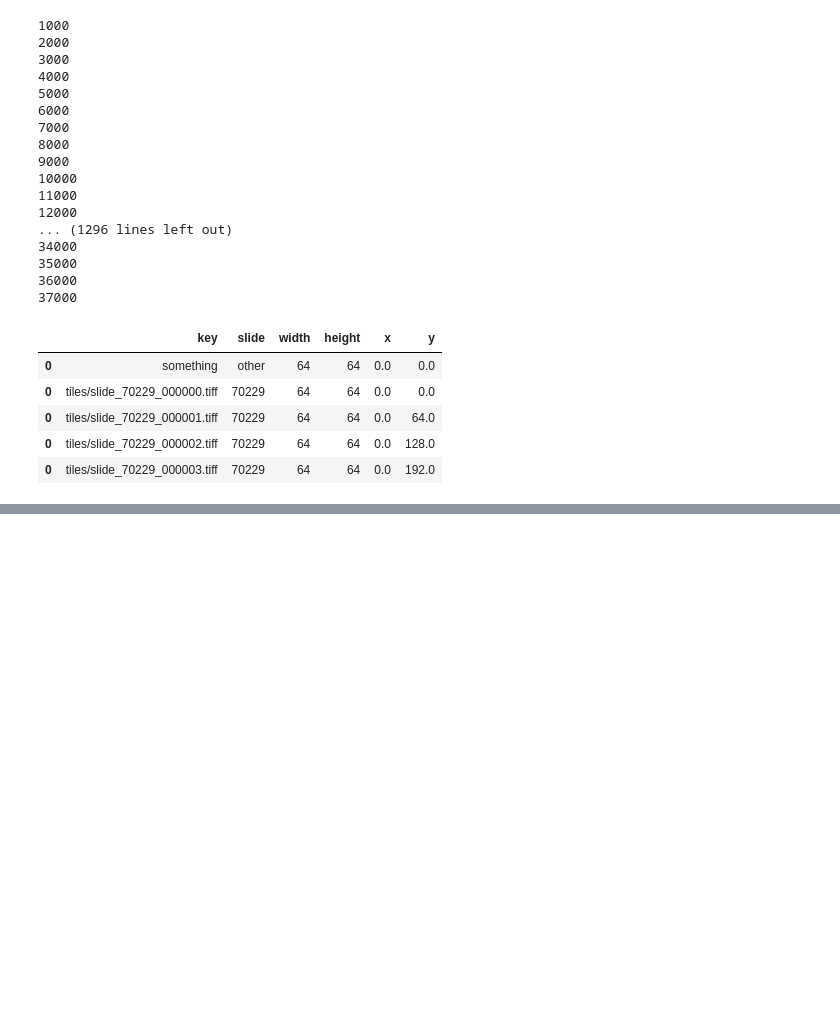
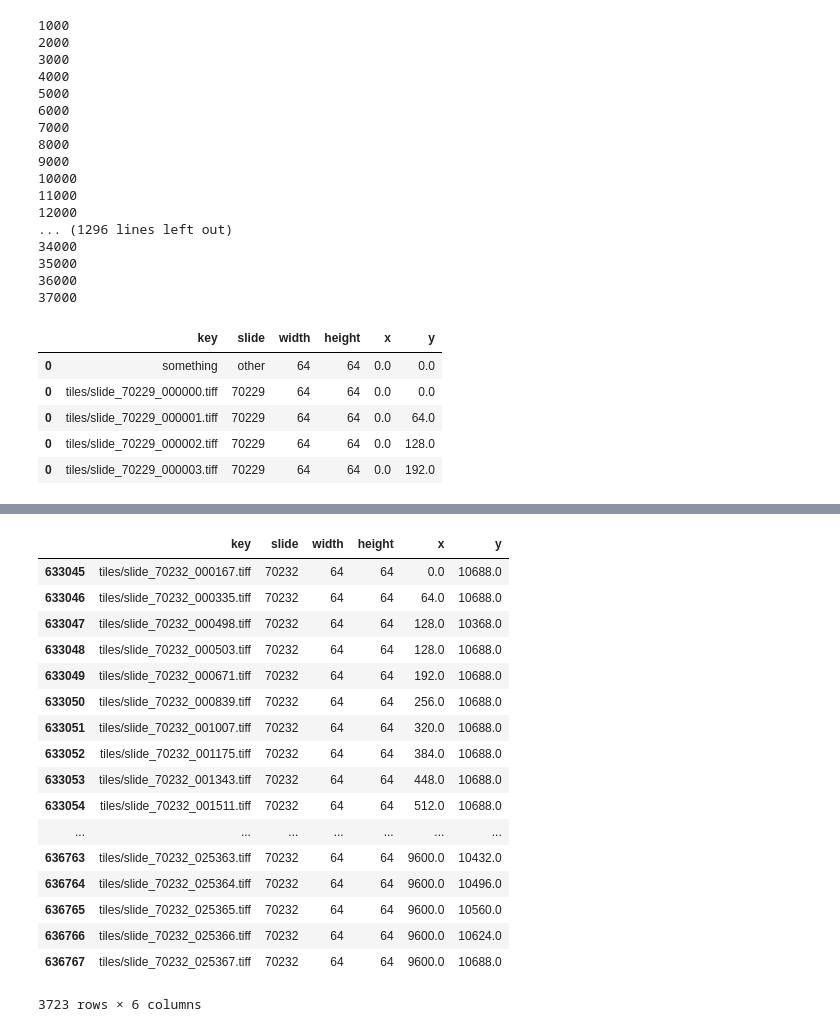
Before and after one commit to zreyn/vegf, a Jupyter notebook: notebooks/Feature Extraction - InceptionV3.ipynb, the cells around one changed output, grey strips where cells are left out. Drawn from its saved outputs; the diff is of its cells as text; code cells hidden in the pictures; blank space fills up the shorter version.

```diff
--- a/notebooks/Feature Extraction - InceptionV3.ipynb
+++ b/notebooks/Feature Extraction - InceptionV3.ipynb
@@ -127,0 +221,21 @@ df.head()
+# %%
+df[df['slide'] == '70232']
+# %% [output]
+|  | key | slide | width | height | x | y |
+| 633045 | tiles/slide_70232_000167.tiff | 70232 | 64 | 64 | 0.0 | 10688.0 |
+| 633046 | tiles/slide_70232_000335.tiff | 70232 | 64 | 64 | 64.0 | 10688.0 |
+| 633047 | tiles/slide_70232_000498.tiff | 70232 | 64 | 64 | 128.0 | 10368.0 |
+| 633048 | tiles/slide_70232_000503.tiff | 70232 | 64 | 64 | 128.0 | 10688.0 |
+| 633049 | tiles/slide_70232_000671.tiff | 70232 | 64 | 64 | 192.0 | 10688.0 |
+| 633050 | tiles/slide_70232_000839.tiff | 70232 | 64 | 64 | 256.0 | 10688.0 |
+| 633051 | tiles/slide_70232_001007.tiff | 70232 | 64 | 64 | 320.0 | 10688.0 |
+| 633052 | tiles/slide_70232_001175.tiff | 70232 | 64 | 64 | 384.0 | 10688.0 |
+| 633053 | tiles/slide_70232_001343.tiff | 70232 | 64 | 64 | 448.0 | 10688.0 |
+| 633054 | tiles/slide_70232_001511.tiff | 70232 | 64 | 64 | 512.0 | 10688.0 |
+| ... | ... | ... | ... | ... | ... | ... |
+| 636763 | tiles/slide_70232_025363.tiff | 70232 | 64 | 64 | 9600.0 | 10432.0 |
+| 636764 | tiles/slide_70232_025364.tiff | 70232 | 64 | 64 | 9600.0 | 10496.0 |
+| 636765 | tiles/slide_70232_025365.tiff | 70232 | 64 | 64 | 9600.0 | 10560.0 |
+| 636766 | tiles/slide_70232_025366.tiff | 70232 | 64 | 64 | 9600.0 | 10624.0 |
+| 636767 | tiles/slide_70232_025367.tiff | 70232 | 64 | 64 | 9600.0 | 10688.0 |
+3723 rows × 6 columns
```
Also changed, not shown: parts of 16 cells of this notebook, 3 other files.
